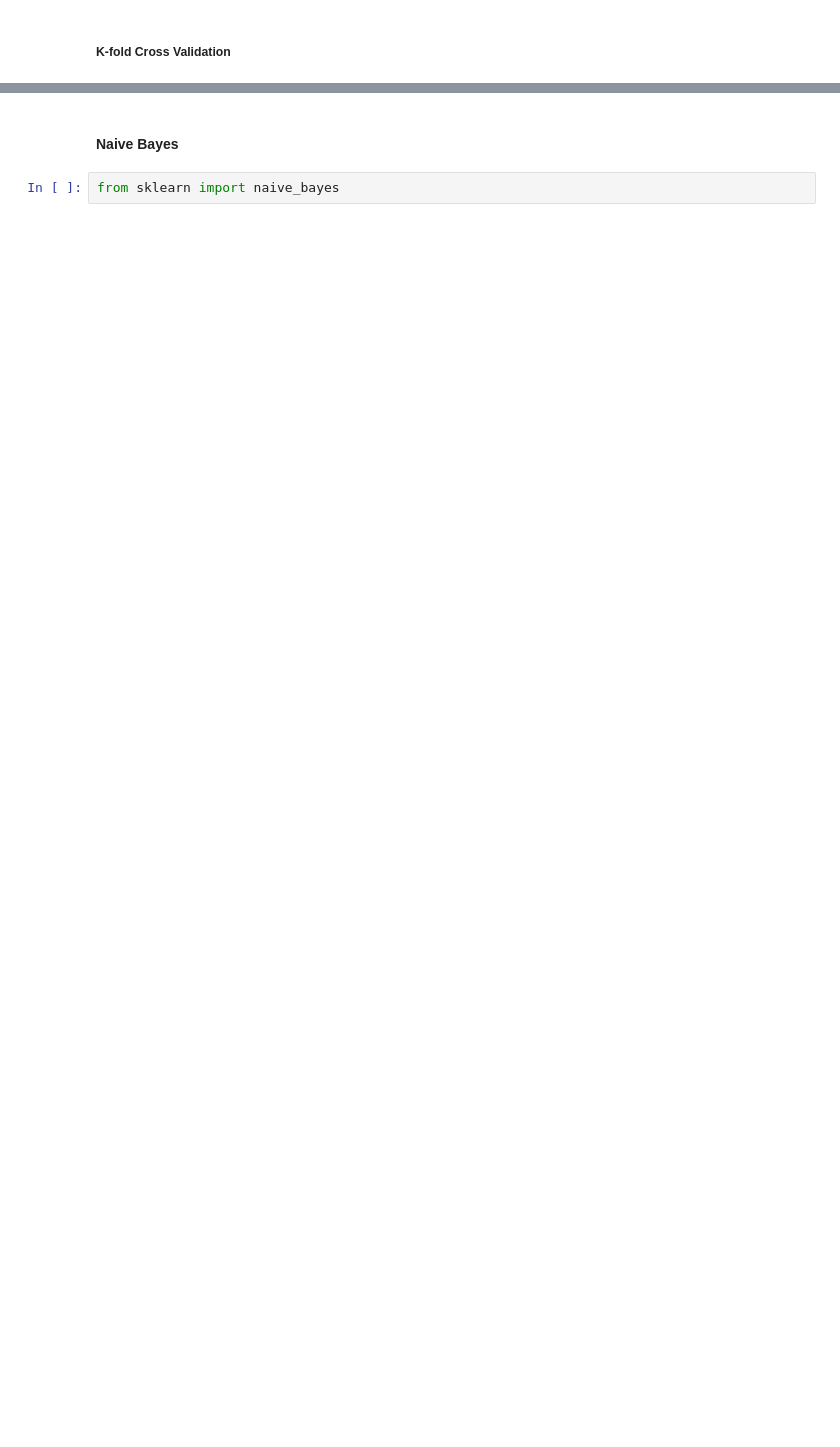
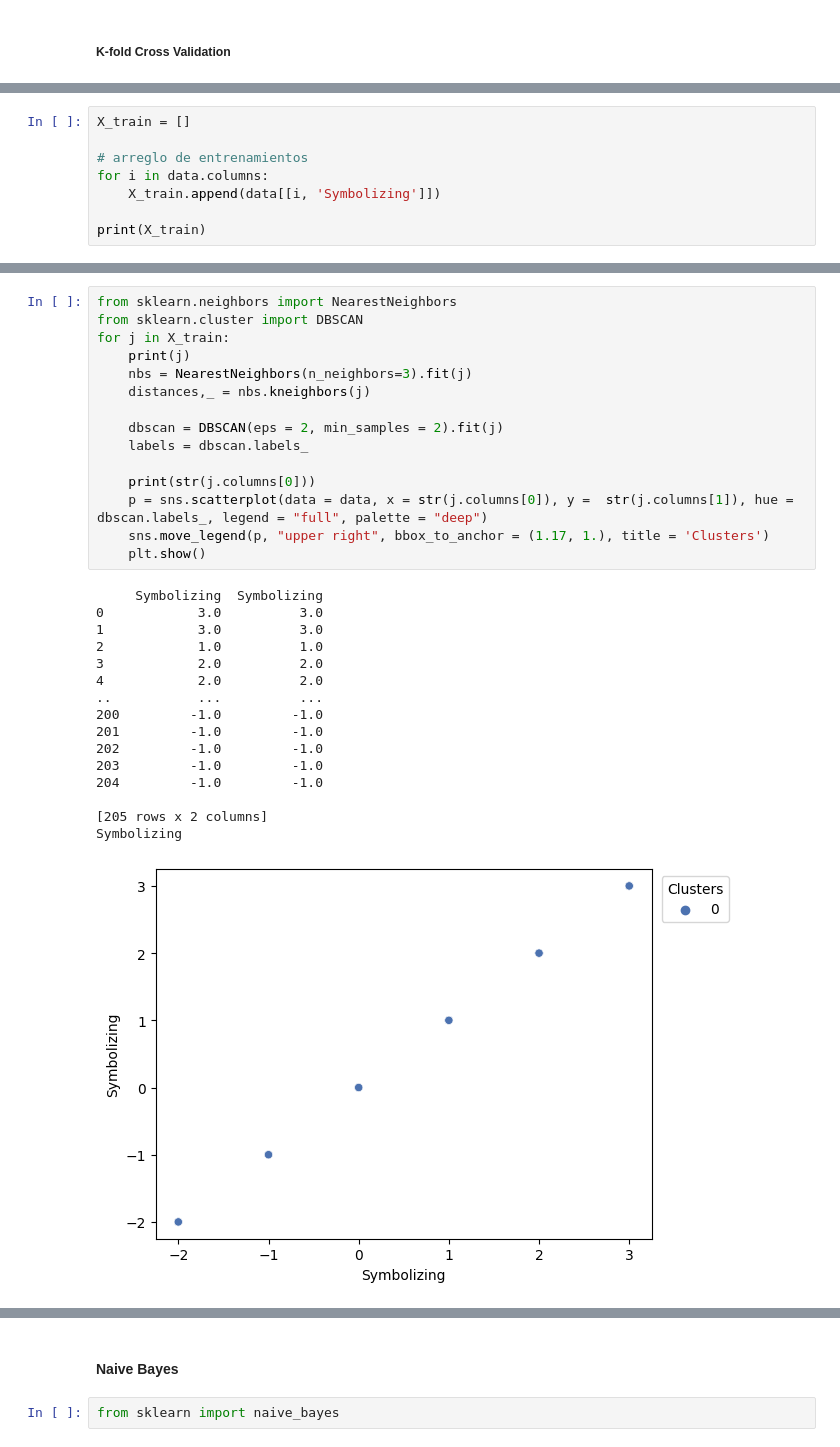
Before and after one commit to SebastianMosqueraCaicedo/ana-datos-riesgo, a Jupyter notebook: Proyect_Agredo_Mosquera.ipynb, the cells around one changed output, grey strips where cells are left out. Drawn from its saved outputs; the diff is of its cells as text; blank space fills up the shorter version.

```diff
--- a/Proyect_Agredo_Mosquera.ipynb
+++ b/Proyect_Agredo_Mosquera.ipynb
@@ -988,0 +1018,8 @@ En general, la precision del test es bastante baja, con una varianza excesivamen
+# %%
+X_train = []
+
+# arreglo de entrenamientos
+for i in data.columns:
+    X_train.append(data[[i, 'Symbolizing']])
+
+print(X_train)
@@ -988,0 +1044,32 @@ En general, la precision del test es bastante baja, con una varianza excesivamen
+# %%
+from sklearn.neighbors import NearestNeighbors
+from sklearn.cluster import DBSCAN
+for j in X_train:
+    print(j)
+    nbs = NearestNeighbors(n_neighbors=3).fit(j)
+    distances,_ = nbs.kneighbors(j)
+
+    dbscan = DBSCAN(eps = 2, min_samples = 2).fit(j)
+    labels = dbscan.labels_
+
+    print(str(j.columns[0]))
+    p = sns.scatterplot(data = data, x = str(j.columns[0]), y =  str(j.columns[1]), hue = dbscan.labels_, legend = "full", palette = "deep")
+    sns.move_legend(p, "upper right", bbox_to_anchor = (1.17, 1.), title = 'Clusters')
+    plt.show()
+# %% [output]
+     Symbolizing  Symbolizing
+0            3.0          3.0
+1            3.0          3.0
+2            1.0          1.0
+3            2.0          2.0
+4            2.0          2.0
+..           ...          ...
+200         -1.0         -1.0
+201         -1.0         -1.0
+202         -1.0         -1.0
+203         -1.0         -1.0
+204         -1.0         -1.0
+
+[205 rows x 2 columns]
+Symbolizing
+[figure, added]
```
Also changed, not shown: parts of 42 cells of this notebook.
